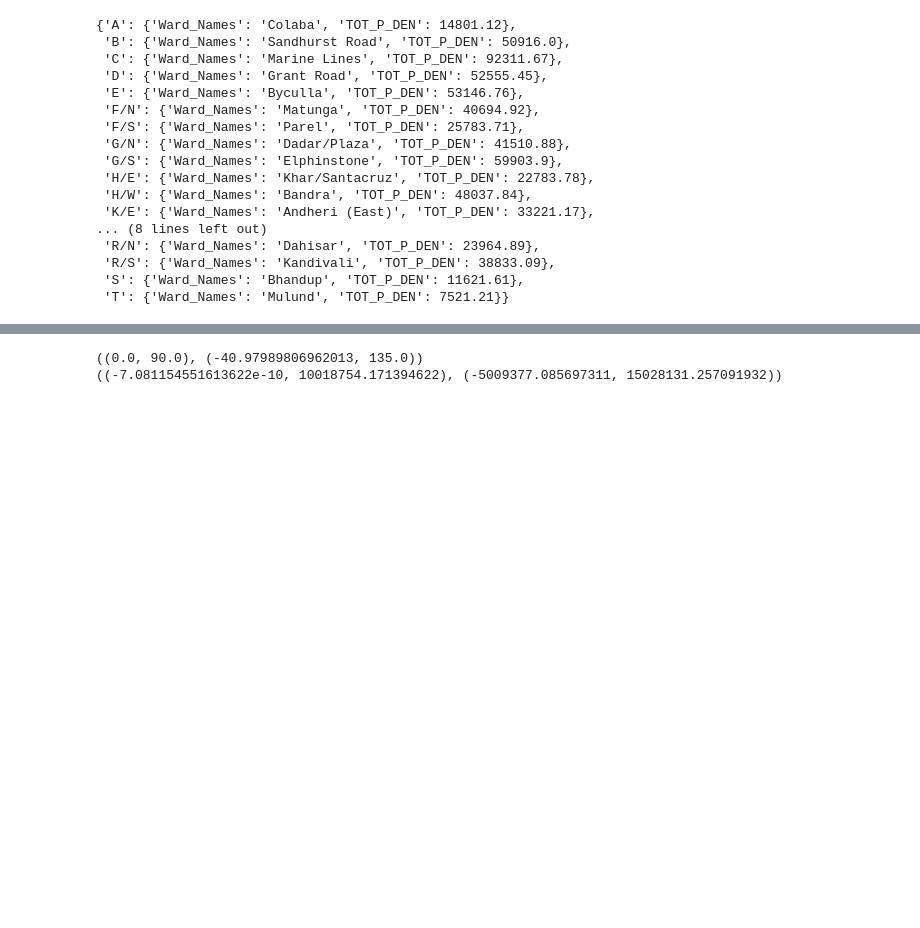
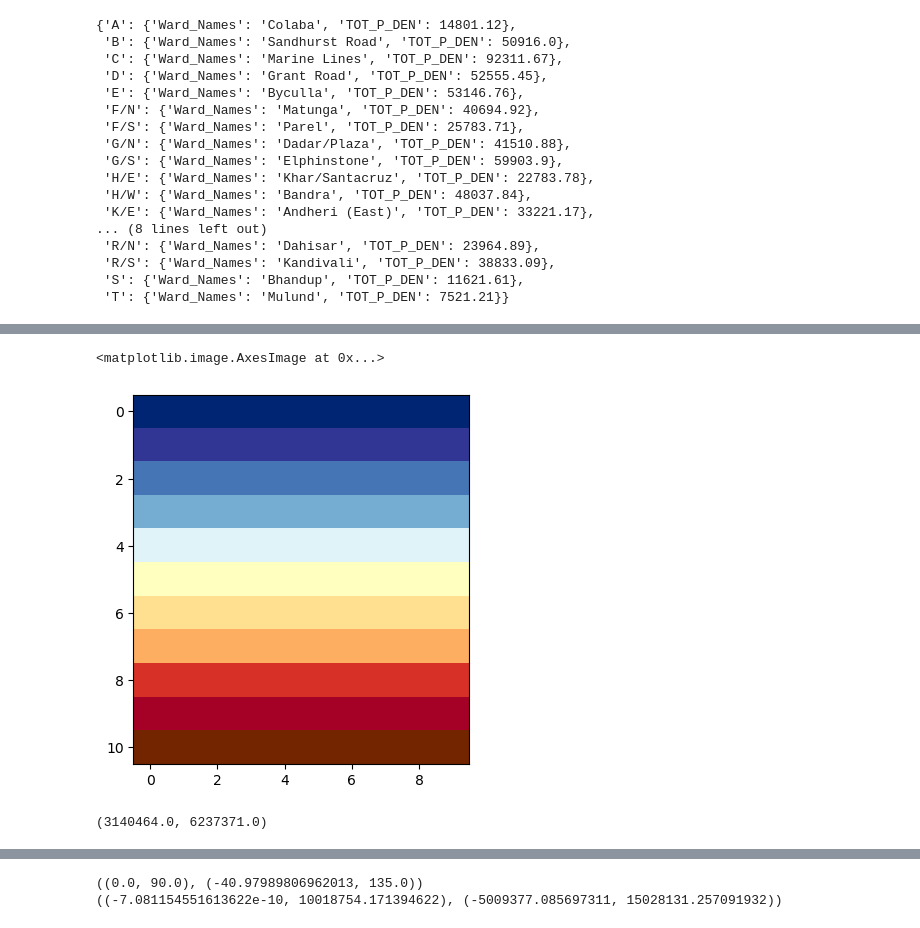
Before and after one commit to bhavya132/SIHTeamUniform, a Jupyter notebook: gee.ipynb, the cells around one changed output, grey strips where cells are left out. Drawn from its saved outputs; the diff is of its cells as text; code cells hidden in the pictures; blank space fills up the shorter version.

```diff
--- a/gee.ipynb
+++ b/gee.ipynb
@@ -542,0 +572,44 @@ array([[255, 255, 255, ..., 255, 255, 255],
+# %%
+import pickle
+with open(r'data\ssp5-2100.ob','rb') as f:
+    legend_dict = pickle.load(f)
+
+legend_dict_px_arr = np.vstack([legend_dict[i]['pixel_val'] for i in range(len(legend_dict))])
+plt.imshow(np.tile(legend_dict_px_arr.reshape(-1,1,3),(1,10,1)))
+# %% [output]
+<matplotlib.image.AxesImage at 0x...>
+[figure, added]
+# %%
+with open(r'data\ssp5-2100.ob','rb') as f:
+    legend_dict = pickle.load(f)
+
+def calculate_popn_affected(flooded_extent,legend_dict):
+    """
+    :param legend_dict (dict): maps pixel values to popn
+    """
+    # use dot matrix to quickly calculate which color palette has the highest dot product value instead of using for loops
+    flooded_extent = flooded_extent[:,:,:3]
+    px_arr, counts = np.unique(flooded_extent.reshape(-1, flooded_extent.shape[2]), axis=0,return_counts=True)
+    popn_total_count = 0
+    legend_dict_px_arr = np.vstack([legend_dict[i]['pixel_val'] for i in range(len(legend_dict))])
+    min_popn_legend = np.array([legend_dict[i]['min'] for i in range(len(legend_dict))]) # min popn count for legend 0 to 11
+    max_popn_legend = np.array([legend_dict[i]['max'] for i in range(len(legend_dict))]) # max popn count for legend 0 to 11
+    legend_dict_px_arr_norm = legend_dict_px_arr/np.tile(np.linalg.norm(legend_dict_px_arr,axis=1).reshape(-1,1),(1,3))
+    px_arr_norm = px_arr/np.tile(np.linalg.norm(px_arr,axis=1).reshape(-1,1),(1,3))
+    if np.sum(px_arr[1,:]) == 0:
+        px_arr_norm = px_arr_norm[1:,:] # remove the first row because row 0 is [0,0,0] --> normalisation will lead to NAs
+        counts = counts[1:]
+    dot_pdt = np.dot(px_arr_norm,legend_dict_px_arr_norm.T)
+    legend_match = np.argmax(dot_pdt,axis=1) #to see which color palette best matches legend color
+
+    legend_count = np.bincount(legend_match,weights = counts) # frequency of pixels for each legend, outputs the length == max(legend_match), e.g. if 9th legend is the highest, length == 10
+    # legend_count outputs the pixel count for each legend
+    n_legend_detected = legend_count.shape[0]
+    # multiply legend_count by popn count as each legend corresponds to a different population count
+    min_popn = np.sum(legend_count * min_popn_legend[:n_legend_detected])
+    max_popn = np.sum(legend_count * max_popn_legend[:n_legend_detected])
+    return min_popn, max_popn
+
+calculate_popn_affected(flooded_extent,legend_dict)
+# %% [output]
+(3140464.0, 6237371.0)
```
Also changed, not shown: parts of 11 cells of this notebook, 18 other files.
